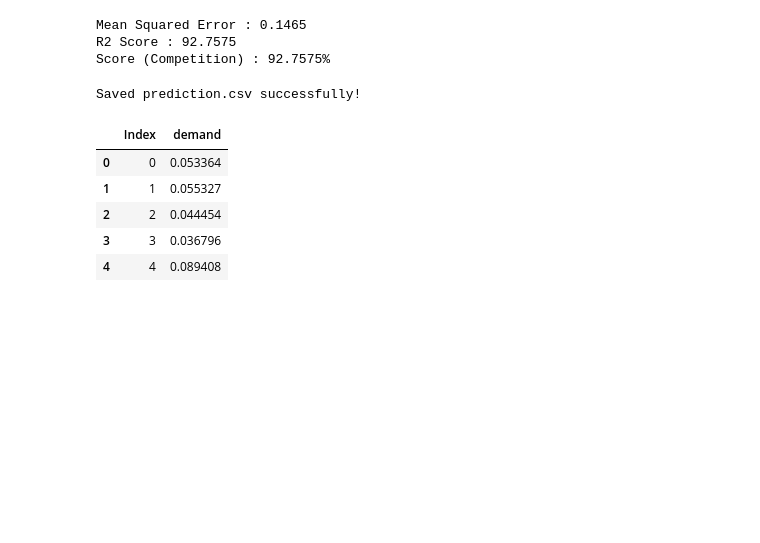
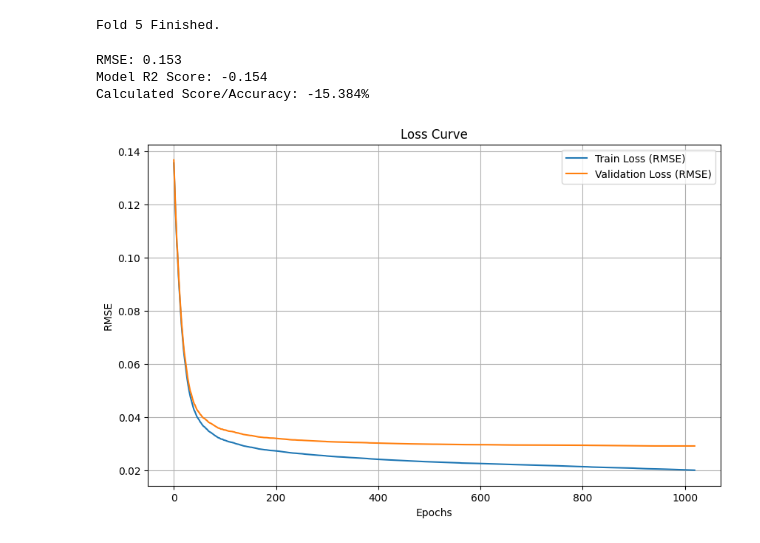
Before and after one commit to rudrapatankar/Linearly_Ascending, a Jupyter notebook: Traffic_prediction.ipynb, the cells around one changed output. Cells and saved outputs as stored; diff of their text form; code cells hidden in the pictures; blank space fills up the shorter version.

```diff
--- a/Traffic_prediction.ipynb
+++ b/Traffic_prediction.ipynb
@@ -235,41 +24,0 @@ Score (Competition) : 94.3645%
-# %%
-model = XGBRegressor(n_estimators=200, learning_rate=0.05, max_depth=10)
-model.fit(x_train,y_train)
-y_pred = model.predict(x_test)
-
-mse = mean_squared_error(y_test, y_pred)
-r2 = r2_score(y_test, y_pred)
-score = max(0,100*r2)
-print(f"Mean Squared Error : {(mse*100):.4f}")
-print(f"R2 Score : {(r2*100):.4f}")
-print(f"Score (Competition) : {(score):.4f}%")
-# %% [output]
-Mean Squared Error : 0.1465
-R2 Score : 92.7575
-Score (Competition) : 92.7575%
-# %%
-x_final = df_test_new.drop(['hour','minute'], axis=1)
-y_final = randomForest.predict(x_final)
-if 'Index' in df_test_new.columns:
-    indices = df_test_new['Index']
-else:
-    # Assuming test data had 'Index' from 0 to len(y_final)-1
-    indices = range(len(y_final))
-
-submission = pd.DataFrame({
-    'Index': indices,
-    'demand': y_final
-})
-
-# Save to CSV
-submission.to_csv('prediction.csv', index=False)
-print("Saved prediction.csv successfully!")
-submission.head()
-# %% [output]
-Saved prediction.csv successfully!
-|  | Index | demand |
-| 0 | 0 | 0.053364 |
-| 1 | 1 | 0.055327 |
-| 2 | 2 | 0.044454 |
-| 3 | 3 | 0.036796 |
-| 4 | 4 | 0.089408 |
@@ -275,0 +54,8 @@ Saved prediction.csv successfully!
+# %%
+df_train_cleaned, med_t, mode_r, mode_w = clean_features(df_train, is_train=True)
+df_test_cleaned, _, _, _ = clean_features(df_test, is_train=False, median_temp=med_t, mode_road=mode_r, mode_weather=mode_w)
+
+features = ['geohash', 'day', 'Minutes', 'Hour', 'RoadType', 'NumberofLanes', 'LargeVehicles', 'Landmarks', 'Temperature', 'Weather']
+X = df_train_cleaned[features]
+y = df_train_cleaned['demand']
+X_test = df_test_cleaned[features]
@@ -275,0 +104,30 @@ Saved prediction.csv successfully!
+# %%
+evals_result_list.append(evals_result)
+oof_predictions[val_idx] = model.predict(X_val, num_iteration=model.best_iteration)
+test_predictions += model.predict(X_test, num_iteration=model.best_iteration) / kf.n_splits
+print(f"Fold {fold+1} Finished.")
+# %% [output]
+Fold 5 Finished.
+# %%
+final_rmse = np.sqrt(mean_squared_error(y, oof_predictions))
+final_r2 = r2_score(y, oof_predictions)
+calculated_accuracy = final_r2 * 100
+
+print(f"RMSE: {final_rmse:.3f}")
+print(f"Model R2 Score: {final_r2:.3f}")
+print(f"Calculated Score/Accuracy: {calculated_accuracy:.3f}%")
+
+plt.figure(figsize=(10, 6))
+plt.plot(evals_result_list[0]['train']['rmse'], label='Train Loss (RMSE)')
+plt.plot(evals_result_list[0]['valid']['rmse'], label='Validation Loss (RMSE)')
+plt.xlabel('Epochs')
+plt.ylabel('RMSE')
+plt.title('Loss Curve')
+plt.legend()
+plt.grid(True)
+plt.show()
+# %% [output]
+RMSE: 0.153
+Model R2 Score: -0.154
+Calculated Score/Accuracy: -15.384%
+[figure, added]
```
Also changed, not shown: parts of 21 cells of this notebook, 3 other files.
